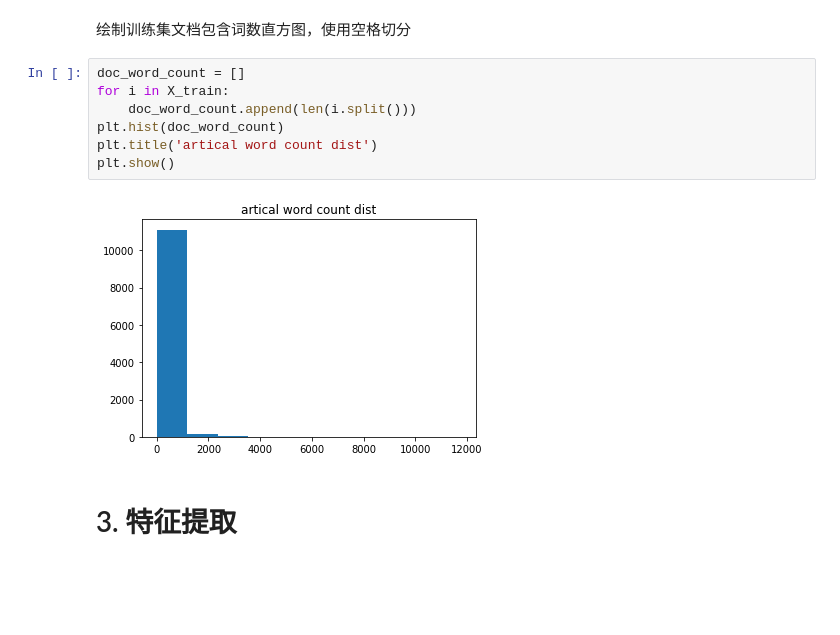
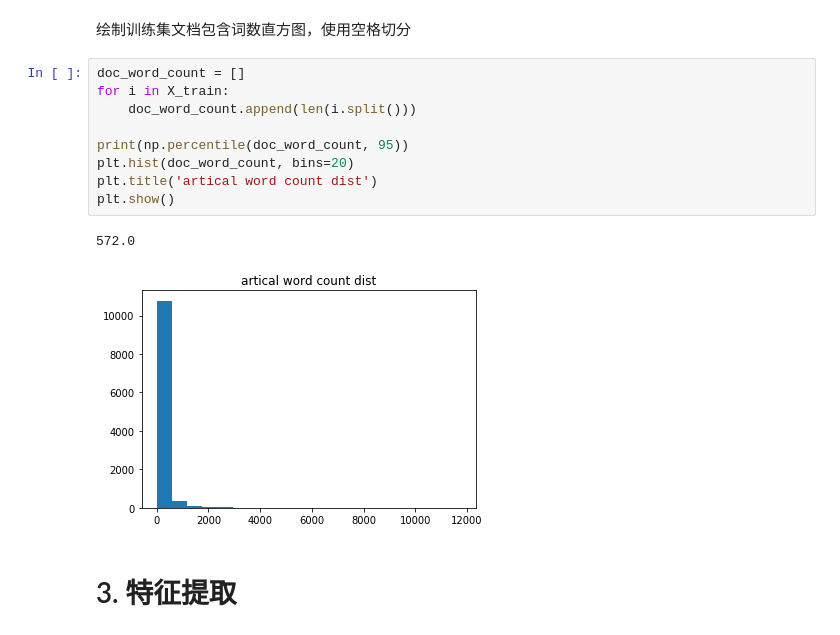
Before and after one commit to DanielHHP/mlnd_capstone, a Jupyter notebook: document_classification.ipynb, the cells around one changed output. Cells and saved outputs as stored; diff of their text form; blank space fills up the shorter version.

```diff
--- a/document_classification.ipynb
+++ b/document_classification.ipynb
@@ -148,12 +148,15 @@ label_distributation(pd.DataFrame(data={'catid': y_test}), 'test set label distr
 # %%
 doc_word_count = []
 for i in X_train:
     doc_word_count.append(len(i.split()))
-plt.hist(doc_word_count)
+
+print(np.percentile(doc_word_count, 95))
+plt.hist(doc_word_count, bins=20)
 plt.title('artical word count dist')
 plt.show()
 # %% [output]
+572.0
-[figure, old version]
+[figure, new version]
 # %% [markdown]
 # 3. 特征提取
 # %% [markdown]
```
Also changed, not shown: parts of 27 cells of this notebook, 1 other file.
